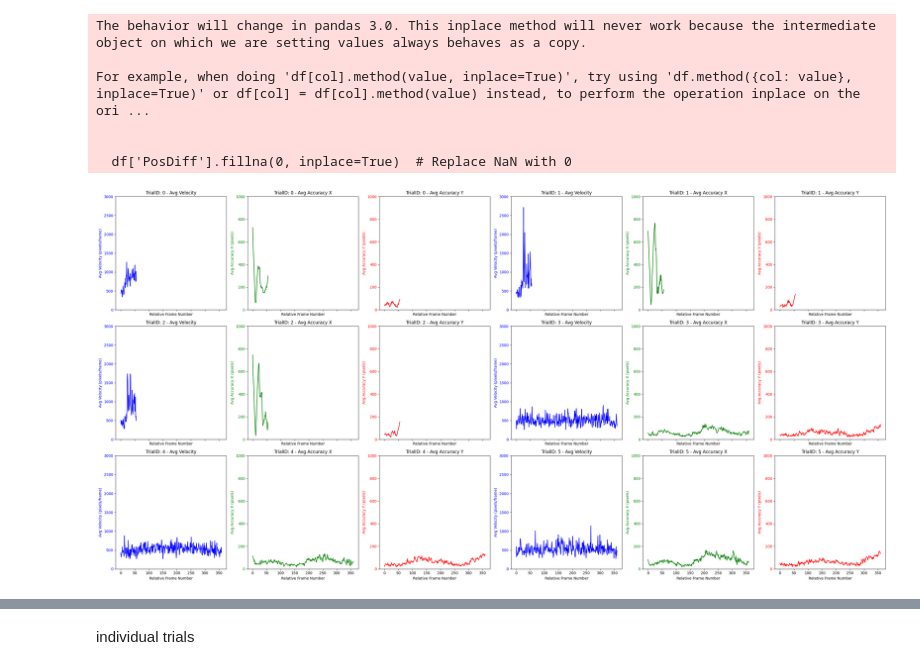
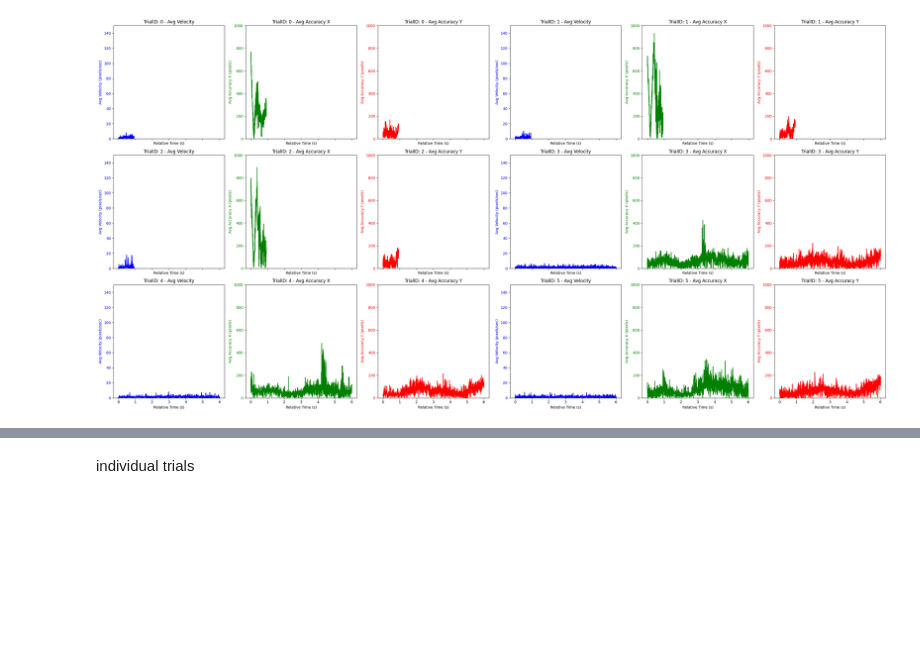
Before and after one commit to jennakangg/motiontrackingdatavis, a Jupyter notebook: MotionTrackingVisGaze2D.ipynb, the cells around one changed output, grey strips where cells are left out. Drawn from its saved outputs; the diff is of its cells as text; code cells hidden in the pictures; blank space fills up the shorter version.

```diff
--- a/MotionTrackingVisGaze2D.ipynb
+++ b/MotionTrackingVisGaze2D.ipynb
@@ -4,7 +4,7 @@ import numpy as np
 import matplotlib.pyplot as plt
 
 # Load the data into a pandas DataFrame
-data = pd.read_csv('GazeDataMonde\gaze_data_all_trials.csv', sep=',')
+data = pd.read_csv('GazeData2D\gaze_data_all_trials_jenna_angular.csv', sep=',')
 
 # Define screen resolution (you can adjust this based on Unity's settings)
 screen_width = 3840
@@ -16,50 +19,45 @@ Requirement already satisfied: numpy in c:\users\jk8659\nyu\research\motionperce
 # %%
-
-# Step 1: Compute Eye Movement Velocity
+# Step 1: Compute Eye Movement Velocity using Relative Time
 def compute_velocity(df):
-    df['FrameDiff'] = df['RelativeFrameNumber'].diff().fillna(1)  # Avoid division by zero, fill NaN with 1
+    # Calculate time difference instead of frame difference
+    df['TimeDiff'] = df['RelativeTime'].diff().fillna(1e-5)  # Small value to avoid division by zero
     df['PosDiff'] = np.sqrt((df['BestPogX'].diff() ** 2) + (df['BestPogY'].diff() ** 2))
-    df['PosDiff'].fillna(0, inplace=True)  # Replace NaN with 0
-    df['Velocity'] = df['PosDiff'] / df['FrameDiff'].replace(0, 1e-5)  # Replace zero with a small value
+    df['Velocity'] = df['PosDiff'] / df['TimeDiff']  # Velocity as pixels per second
     return df
 
 # Step 2: Compute Accuracy Relative to the Ball Position (separate X and Y)
 def compute_accuracy(df, screen_width, screen_height):
     df['MappedPogX'] = df['BestPogX'] * screen_width
     df['MappedPogY'] = df['BestPogY'] * screen_height
-    # 3d
-    # df[['BallX', 'BallY']] = df['ScreenBallPosition'].str.extract(r'\((\d+\.?\d*)\s(\d+\.?\d*)\s\d+\.?\d*\)').astype(float)
 
-    #2d
+    # Extract BallX and BallY from the ScreenBallPosition column
     df[['BallX', 'BallY']] = df['ScreenBallPosition'].str.extract(r'\((\d+\.?\d*)\s(\d+\.?\d*)\)').astype(float)
     df = df[(df['BallX'] >= 0) & (df['BallY'] >= 0)]
     df['AccuracyX'] = np.abs(df['MappedPogX'] - df['BallX'])
     df['AccuracyY'] = np.abs(df['MappedPogY'] - df['BallY'])
     return df
 
-# Step 1: Align frame numbers and average across trials of the same type (trialID)
+# Step 3: Align time values and average across trials of the same type (trialID)
 def align_and_average_across_trials(df, screen_width, screen_height):
-    # Align Frame Numbers: Create RelativeFrameNumber for each trial
-    df['RelativeFrameNumber'] = df.groupby('TrialNumber')['FrameNumber'].transform(lambda x: x - x.min())
+    # Align Time: Create RelativeTime for each trial, starting at 0
+    df['RelativeTime'] = df.groupby('TrialNumber')['Time'].transform(lambda x: x - x.min())
+
     # Compute Velocity and Accuracy
     df = compute_velocity(df)
     df = compute_accuracy(df, screen_width, screen_height)
 
-    # Find the maximum duration (relative frame number) for each trialID
-    max_duration = df.groupby('TrialID')['RelativeFrameNumber'].max().max()
+    # Find the maximum duration (relative time) for each trialID
+    max_duration = df.groupby('TrialID')['RelativeTime'].max().max()
 
-    # Step 2: Interpolate missing values for shorter trials
-    all_relative_frames = pd.DataFrame({'RelativeFrameNumber': np.arange(max_duration + 1)})
+    # Step 4: Interpolate missing values for shorter trials
+    all_relative_times = pd.DataFrame({'RelativeTime': np.arange(0, max_duration, 0.01)})  # Example resolution of 10ms
     avg_df = []
 
     for trial_id in df['TrialID'].unique():
         trial_data = df[df['TrialID'] == trial_id]
 
-        # Group by TrialNum to align and interpolate each trial
-        # trial_grouped = trial_data.groupby('TrialNumber').apply(lambda group: group.set_index('RelativeFrameNumber').reindex(np.arange(max_duration + 1)).interpolate(limit_direction='both', method='linear')).reset_index()
-
-        # Now average across all trials of the same type (trialID)
-        avg_by_trial_id = trial_data.groupby('RelativeFrameNumber').agg(
+        # Align and interpolate each trial by trial ID
+        avg_by_trial_id = trial_data.groupby('RelativeTime').agg(
             AvgVelocity=('Velocity', 'mean'),
             AvgAccuracyX=('AccuracyX', 'mean'),
             AvgAccuracyY=('AccuracyY', 'mean')
@@ -72,7 +70,7 @@ def align_and_average_across_trials(df, screen_width, screen_height):
     avg_df = pd.concat(avg_df)
     return avg_df
 
-# Step 3: Plot the aligned and averaged metrics by trialID
+# Step 5: Plot the aligned and averaged metrics by trialID
 def plot_aligned_average_metrics_by_trialID(avg_df, screen_width, screen_height):
     trial_ids = sorted(avg_df['TrialID'].unique())  # Ensure TrialIDs are ordered
     num_trials = len(trial_ids)
@@ -87,47 +85,41 @@ def plot_aligned_average_metrics_by_trialID(avg_df, screen_width, screen_height)
         row = i // 2
         col_velocity = (i % 2) * 3  # First column for velocity
         col_accuracy_x = col_velocity + 1  # Second column for X accuracy
         col_accuracy_y = col_velocity + 2  # Third column for Y accuracy
 
         # Plot average Velocity in the first column for each trialID
         ax_velocity = axes[row, col_velocity]
-        ax_velocity.plot(trial_avg['RelativeFrameNumber'], trial_avg['AvgVelocity'], color='blue', label='Avg Velocity')
-        ax_velocity.set_ylabel('Avg Velocity (pixels/frame)', color='blue')
+        ax_velocity.plot(trial_avg['RelativeTime'], trial_avg['AvgVelocity'], color='blue', label='Avg Velocity')
+        ax_velocity.set_ylabel('Avg Velocity (pixels/sec)', color='blue')
         ax_velocity.tick_params(axis='y', labelcolor='blue')
         ax_velocity.set_title(f'TrialID: {trial_id} - Avg Velocity')
-        ax_velocity.set_ylim([0, 3000])
-        ax_velocity.set_xlabel('Relative Frame Number')
+        ax_velocity.set_ylim([0, 150])
+        ax_velocity.set_xlabel('Relative Time (s)')
 
         # Plot average Accuracy (X) in the second column for each trial
         ax_accuracy_x = axes[row, col_accuracy_x]
-        ax_accuracy_x.plot(trial_avg['RelativeFrameNumber'], trial_avg['AvgAccuracyX'], color='green', label='Avg Accuracy X')
+        ax_accuracy_x.plot(trial_avg['RelativeTime'], trial_avg['AvgAccuracyX'], color='green', label='Avg Accuracy X')
         ax_accuracy_x.set_ylabel('Avg Accuracy X (pixels)', color='green')
         ax_accuracy_x.tick_params(axis='y', labelcolor='green')
         ax_accuracy_x.set_title(f'TrialID: {trial_id} - Avg Accuracy X')
         ax_accuracy_x.set_ylim([0, 1000])
-        ax_accuracy_x.set_xlabel('Relative Frame Number')
+        ax_accuracy_x.set_xlabel('Relative Time (s)')
 
         # Plot average Accuracy (Y) in the third column for each trial
         ax_accuracy_y = axes[row, col_accuracy_y]
-        ax_accuracy_y.plot(trial_avg['RelativeFrameNumber'], trial_avg['AvgAccuracyY'], color='red', label='Avg Accuracy Y')
+        ax_accuracy_y.plot(trial_avg['RelativeTime'], trial_avg['AvgAccuracyY'], color='red', label='Avg Accuracy Y')
         ax_accuracy_y.set_ylabel('Avg Accuracy Y (pixels)', color='red')
         ax_accuracy_y.tick_params(axis='y', labelcolor='red')
         ax_accuracy_y.set_title(f'TrialID: {trial_id} - Avg Accuracy Y')
         ax_accuracy_y.set_ylim([0, 1000])
-        ax_accuracy_y.set_xlabel('Relative Frame Number')
+        ax_accuracy_y.set_xlabel('Relative Time (s)')
 
     fig.tight_layout()
     plt.show()
 
-# Step 4: Align, average, and plot metrics
+# Step 6: Align, average, and plot metrics with Relative Time
 aligned_avg_data_by_trial = align_and_average_across_trials(data, screen_width, screen_height)
 plot_aligned_average_metrics_by_trialID(aligned_avg_data_by_trial, screen_width, screen_height)
 # %% [output]
-The behavior will change in pandas 3.0. This inplace method will never work because the intermediate object on which we are setting values always behaves as a copy.
-
-For example, when doing 'df[col].method(value, inplace=True)', try using 'df.method({col: value}, inplace=True)' or df[col] = df[col].method(value) instead, to perform the operation inplace on the ori ...
-
-
-  df['PosDiff'].fillna(0, inplace=True)  # Replace NaN with 0
-[figure, old version]
+[figure, new version]
 # %%
```
Also changed, not shown: parts of 8 cells of this notebook, 11 other files.
